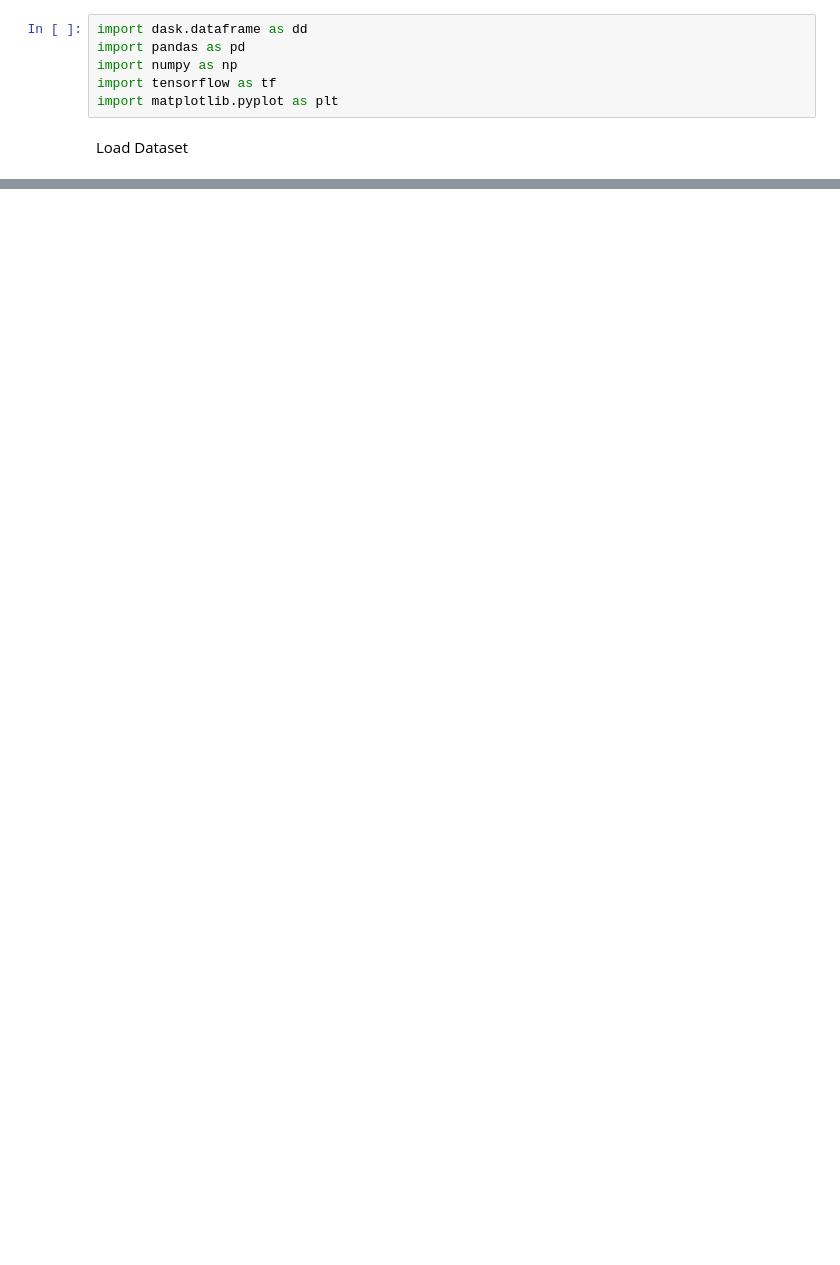
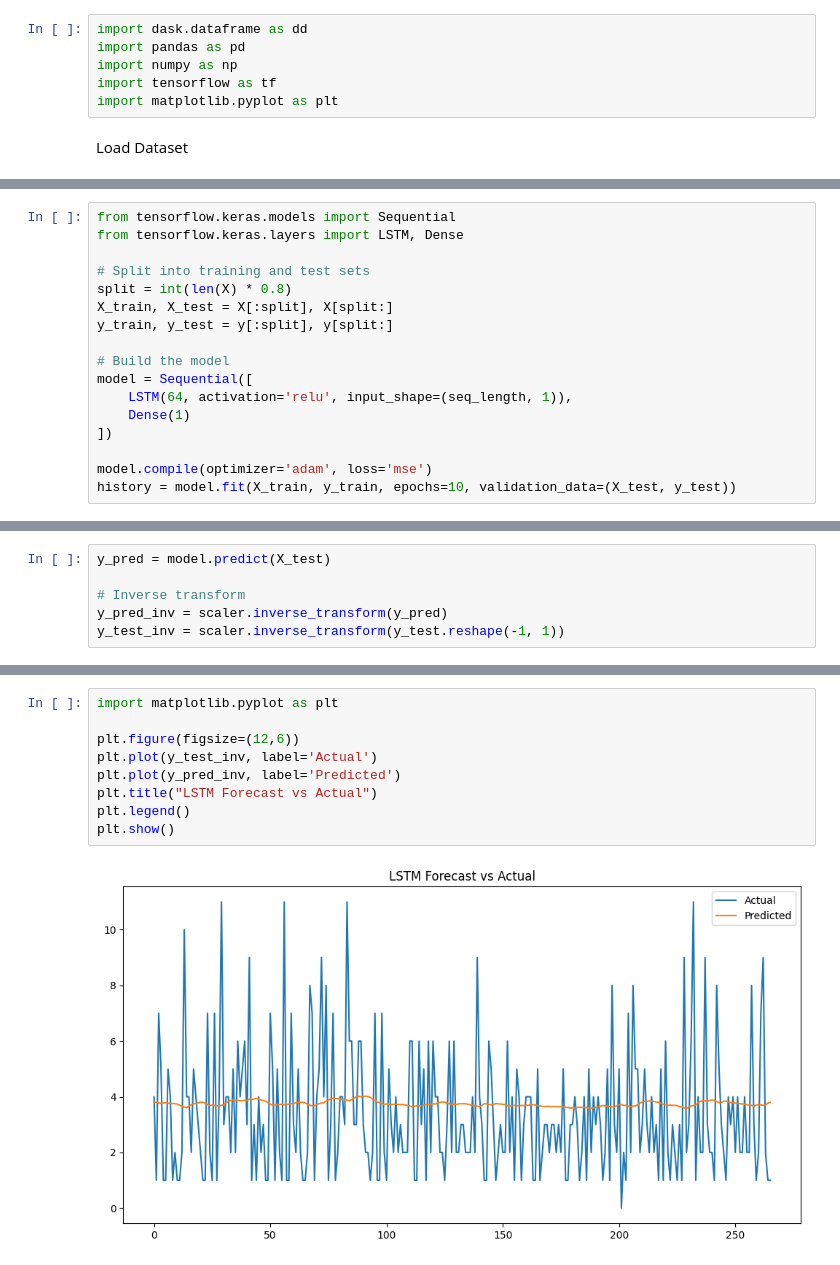
Before and after one commit to Jhedzye/-capstone-forecasting-food-sales, a Jupyter notebook: Step_8_Capstone.ipynb, the cells around one changed output, grey strips where cells are left out. Drawn from its saved outputs; the diff is of its cells as text; blank space fills up the shorter version.

```diff
--- a/Step_8_Capstone.ipynb
+++ b/Step_8_Capstone.ipynb
@@ -128,0 +287,17 @@ This notebook demonstrates the scaling of a time series forecasting model using
+# %%
+from tensorflow.keras.models import Sequential
+from tensorflow.keras.layers import LSTM, Dense
+
+# Split into training and test sets
+split = int(len(X) * 0.8)
+X_train, X_test = X[:split], X[split:]
+y_train, y_test = y[:split], y[split:]
+
+# Build the model
+model = Sequential([
+    LSTM(64, activation='relu', input_shape=(seq_length, 1)),
+    Dense(1)
+])
+
+model.compile(optimizer='adam', loss='mse')
+history = model.fit(X_train, y_train, epochs=10, validation_data=(X_test, y_test))
@@ -128,0 +325,6 @@ This notebook demonstrates the scaling of a time series forecasting model using
+# %%
+y_pred = model.predict(X_test)
+
+# Inverse transform
+y_pred_inv = scaler.inverse_transform(y_pred)
+y_test_inv = scaler.inverse_transform(y_test.reshape(-1, 1))
@@ -128,0 +337,11 @@ This notebook demonstrates the scaling of a time series forecasting model using
+# %%
+import matplotlib.pyplot as plt
+
+plt.figure(figsize=(12,6))
+plt.plot(y_test_inv, label='Actual')
+plt.plot(y_pred_inv, label='Predicted')
+plt.title("LSTM Forecast vs Actual")
+plt.legend()
+plt.show()
+# %% [output]
+[figure, added]
```
Also changed, not shown: parts of 35 cells of this notebook.
